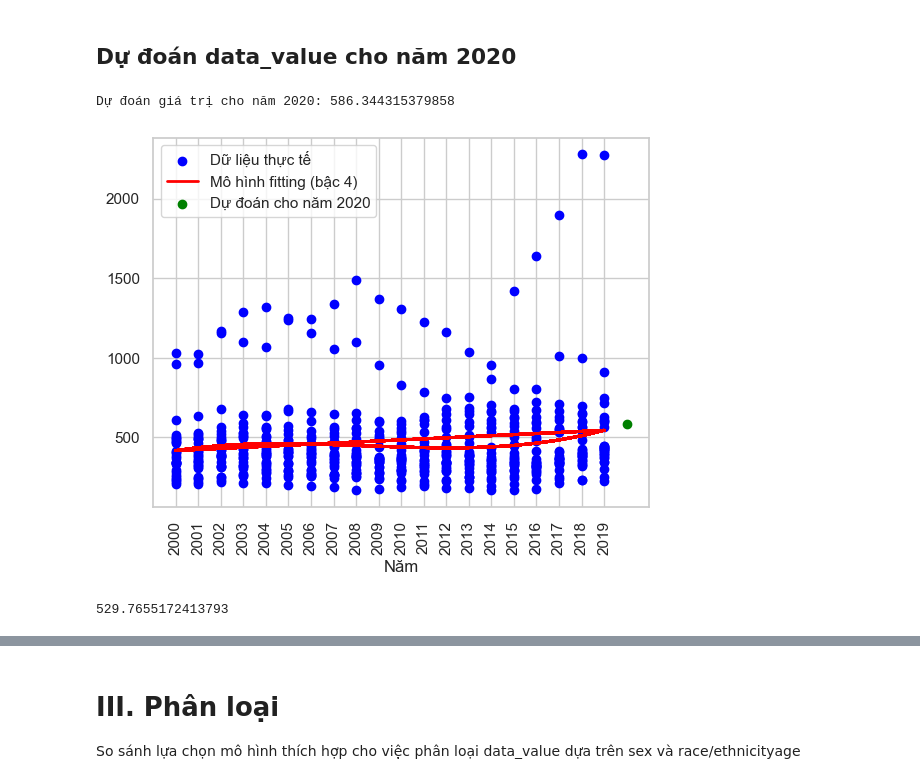
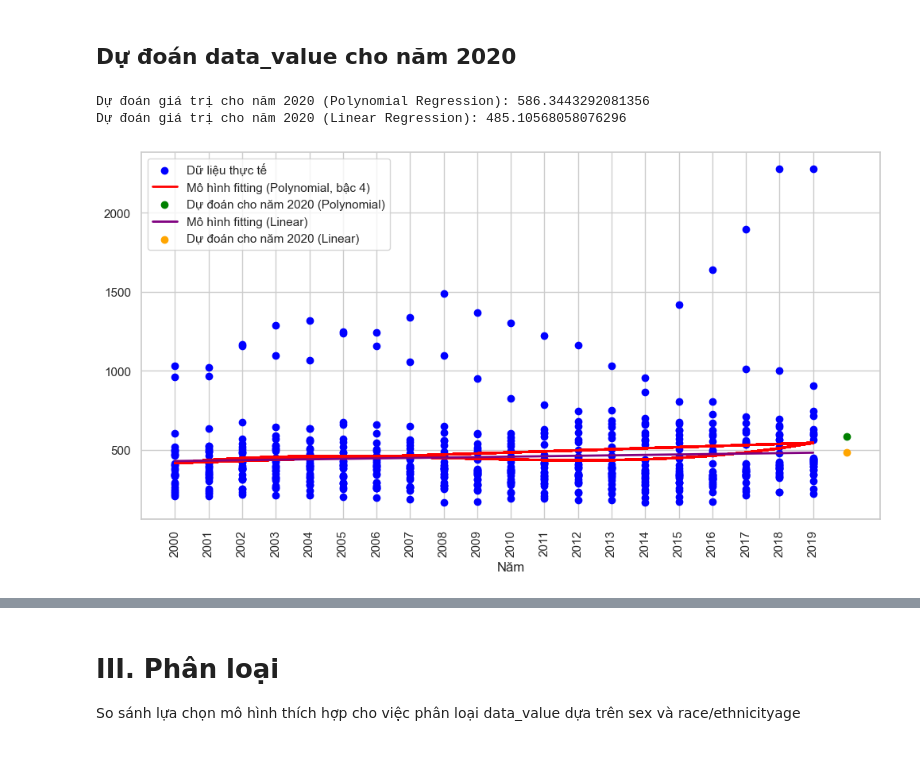
Before and after one commit to GenNyu/Intro2DS, a Jupyter notebook: Build_data_model.ipynb, the cells around one changed output, grey strips where cells are left out. Cells and saved outputs as stored; diff of their text form; code cells hidden in the pictures; blank space fills up the shorter version.

```diff
--- a/Build_data_model.ipynb
+++ b/Build_data_model.ipynb
@@ -319,33 +435,47 @@ Với Mean Squared Error (MSE) rất thấp, được xem là một kết quả
 # %%
 # Chuẩn bị dữ liệu cho fitting
 X = fr_df[['year']]
 y = fr_df['data_value']
 
 # Chọn mô hình đa thức bậc 4
 degree = 4
-model = make_pipeline(PolynomialFeatures(degree), LinearRegression())
+poly_model = make_pipeline(PolynomialFeatures(degree), LinearRegression())
 
-# Thực hiện fitting
-model.fit(X, y)
+# Thực hiện fitting cho Polynomial Regression
+poly_model.fit(X, y)
 
-# Dự đoán giá trị cho năm 2020
+# Dự đoán giá trị cho năm 2020 (Polynomial Regression)
 X_2020 = [[2020]]
-predicted_value_2020 = model.predict(X_2020)
-print("Dự đoán giá trị cho năm 2020:", predicted_value_2020[0])
+predicted_value_2020_poly = poly_model.predict(X_2020)
+print("Dự đoán giá trị cho năm 2020 (Polynomial Regression):", predicted_value_2020_poly[0])
+
+# Khởi tạo mô hình Linear Regression
+linear_model = LinearRegression()
+
+# Thực hiện fitting cho Linear Regression
+linear_model.fit(X, y)
+
+# Dự đoán giá trị cho năm 2020 (Linear Regression)
+predicted_value_2020_linear = linear_model.predict(X_2020)
+print("Dự đoán giá trị cho năm 2020 (Linear Regression):", predicted_value_2020_linear[0])
 
 # Vẽ đồ thị
+plt.figure(figsize=(12, 6))
 plt.scatter(X, y, color='blue', label='Dữ liệu thực tế')
-plt.plot(X, model.predict(X), color='red', linewidth=2, label=f'Mô hình fitting (bậc {degree})')
-plt.scatter(2020, predicted_value_2020, color='green', marker='o', label='Dự đoán cho năm 2020')
+plt.plot(X, poly_model.predict(X), color='red', linewidth=2, label=f'Mô hình fitting (Polynomial, bậc {degree})')
+plt.scatter(2020, predicted_value_2020_poly, color='green', marker='o', label='Dự đoán cho năm 2020 (Polynomial)')
+
+plt.plot(X, linear_model.predict(X), color='purple', linewidth=2, label='Mô hình fitting (Linear)')
+plt.scatter(2020, predicted_value_2020_linear, color='orange', marker='o', label='Dự đoán cho năm 2020 (Linear)')
+
 plt.xticks(fr_df['year'].unique(), rotation=90)
 plt.xlabel('Năm')
 plt.legend()
 plt.show()
 # %% [output]
-Dự đoán giá trị cho năm 2020: 586.344315379858
+Dự đoán giá trị cho năm 2020 (Polynomial Regression): 586.3443292081356
+Dự đoán giá trị cho năm 2020 (Linear Regression): 485.10568058076296
-[figure, old version]
+[figure, new version]
 # %%
 # Data_value trung bình năm 2019
-fr_df['data_value'][fr_df['year'] == 2019].mean()
+#fr_df['data_value'][fr_df['year'] == 2019].mean()
-# %% [output]
-529.7655172413793
```
Also changed, not shown: parts of 22 cells of this notebook.
